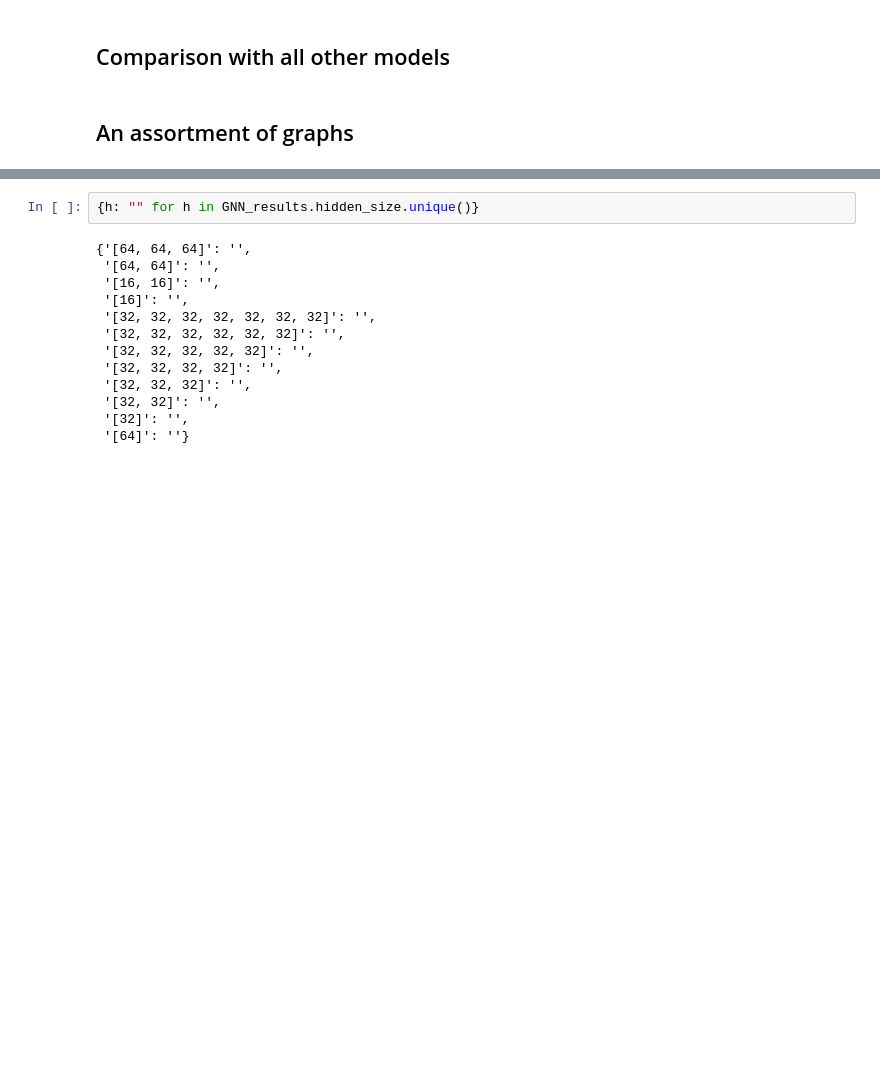
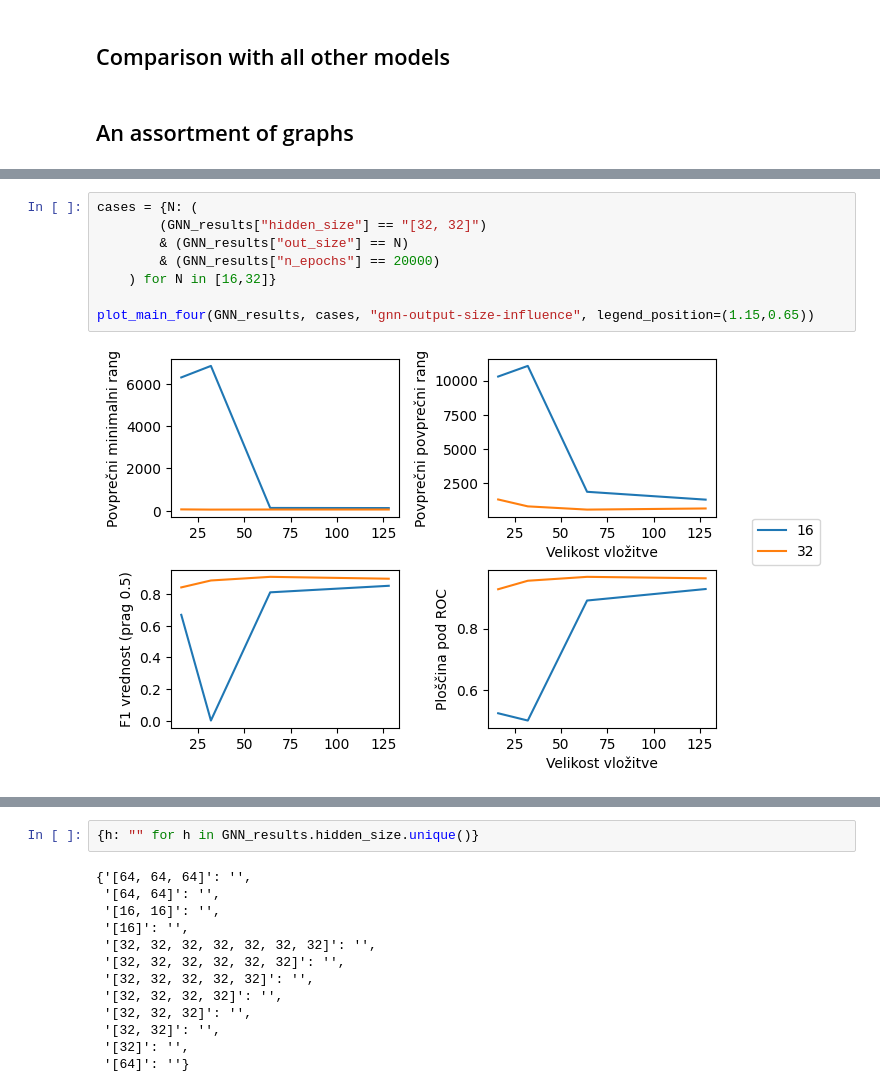
Before and after one commit to nikerzetic/mlfmf-data, a Jupyter notebook: experiment_analysis.ipynb, the cells around one changed output, grey strips where cells are left out. Drawn from its saved outputs; the diff is of its cells as text; blank space fills up the shorter version.

```diff
--- a/experiment_analysis.ipynb
+++ b/experiment_analysis.ipynb
@@ -290,0 +417,10 @@ Text(0, 0.5, 'Area under ROC')
+# %%
+cases = {N: (
+        (GNN_results["hidden_size"] == "[32, 32]")
+        & (GNN_results["out_size"] == N)
+        & (GNN_results["n_epochs"] == 20000)
+    ) for N in [16,32]}
+
+plot_main_four(GNN_results, cases, "gnn-output-size-influence", legend_position=(1.15,0.65))
+# %% [output]
+[figure, added]
```
Also changed, not shown: parts of 32 cells of this notebook.
